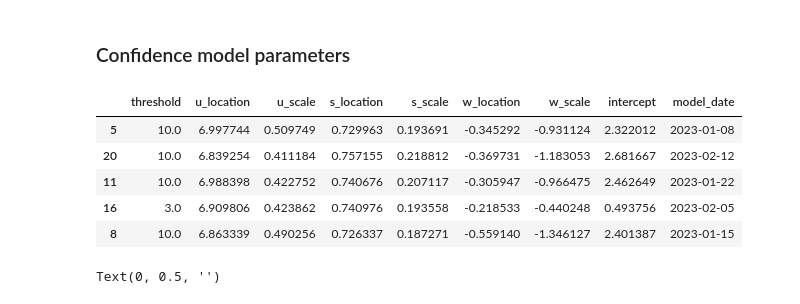
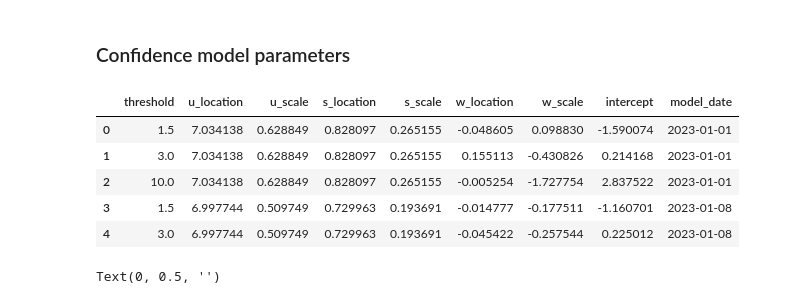
Before and after one commit to skearnes/ocla, a Jupyter notebook: jupyter/example.ipynb, the cells around one changed output. Drawn from its saved outputs; the diff is of its cells as text; code cells hidden in the pictures.

Commit message:
use head instead of sample

```diff
--- a/jupyter/example.ipynb
+++ b/jupyter/example.ipynb
@@ -192,14 +192,14 @@ INFO:matplotlib.category:Using categorical units to plot a list of strings that
 # %% [markdown]
 ### Confidence model parameters
 # %%
-confidence_weights.sample(5)
+confidence_weights.head()
 # %% [output]
 |  | threshold | u_location | u_scale | s_location | s_scale | w_location | w_scale | intercept | model_date |
-| 5 | 10.0 | 6.997744 | 0.509749 | 0.729963 | 0.193691 | -0.345292 | -0.931124 | 2.322012 | 2023-01-08 |
-| 20 | 10.0 | 6.839254 | 0.411184 | 0.757155 | 0.218812 | -0.369731 | -1.183053 | 2.681667 | 2023-02-12 |
-| 11 | 10.0 | 6.988398 | 0.422752 | 0.740676 | 0.207117 | -0.305947 | -0.966475 | 2.462649 | 2023-01-22 |
-| 16 | 3.0 | 6.909806 | 0.423862 | 0.740976 | 0.193558 | -0.218533 | -0.440248 | 0.493756 | 2023-02-05 |
-| 8 | 10.0 | 6.863339 | 0.490256 | 0.726337 | 0.187271 | -0.559140 | -1.346127 | 2.401387 | 2023-01-15 |
+| 0 | 1.5 | 7.034138 | 0.628849 | 0.828097 | 0.265155 | -0.048605 | 0.098830 | -1.590074 | 2023-01-01 |
+| 1 | 3.0 | 7.034138 | 0.628849 | 0.828097 | 0.265155 | 0.155113 | -0.430826 | 0.214168 | 2023-01-01 |
+| 2 | 10.0 | 7.034138 | 0.628849 | 0.828097 | 0.265155 | -0.005254 | -1.727754 | 2.837522 | 2023-01-01 |
+| 3 | 1.5 | 6.997744 | 0.509749 | 0.729963 | 0.193691 | -0.014777 | -0.177511 | -1.160701 | 2023-01-08 |
+| 4 | 3.0 | 6.997744 | 0.509749 | 0.729963 | 0.193691 | -0.045422 | -0.257544 | 0.225012 | 2023-01-08 |
 # %%
 fig, axes = plt.subplots(figsize=(10, 3), ncols=3)
 
```
Also changed, not shown: parts of 5 cells of this notebook.
